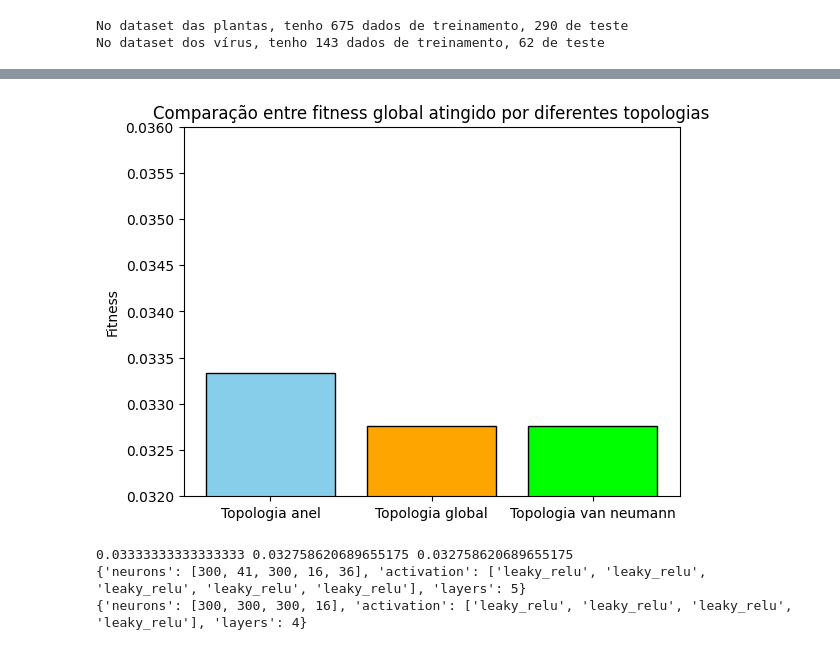
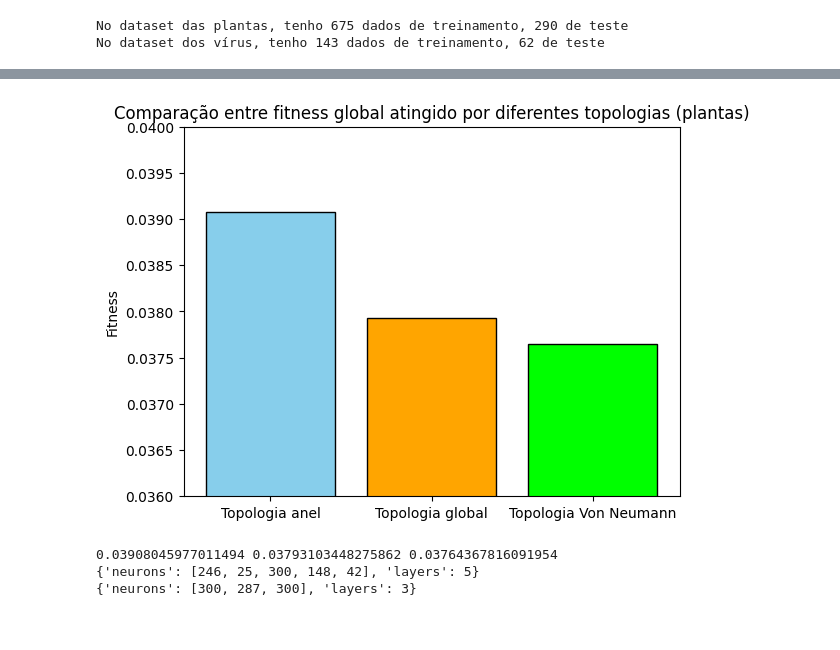
Before and after one commit to arthur-qm/trabalho-bioinspirada-scc0911-202402, a Jupyter notebook: trabalho copy.ipynb, the cells around one changed output, grey strips where cells are left out. Drawn from its saved outputs; the diff is of its cells as text; code cells hidden in the pictures.

```diff
--- a/trabalho copy.ipynb
+++ b/trabalho copy.ipynb
@@ -121,8 +129,8 @@ class NeuralNetwork():
         predicted_test = (predictions_test > 0.5).astype(int)
         self.hamming_loss = hamming_loss(predicted_test, y_test)
 # %%
-# Criar e treinar o modelo para plantas
-features = [[128, 64], ['relu', 'relu']]
+# Criar e treinar o modelo ingenuo para plantas
+features = [[128, 64], ['leaky_relu', 'leaky_relu']]
 nn = NeuralNetwork(X_train_plants.shape[1], y_train_plants.shape[1], 2, features)
 nn.create_model()
 history_plants = nn.train_model(X_train_plants, y_train_plants, epochs=50, batch=32, val_split=0.3)
@@ -199,11 +207,14 @@ p_act_func = LIST_ACT_FUNCS
 # %%
 # gerando uma RN com parâmetros 'aleatórios' (dentro de opções pré definidas)
 
-def gen_random_nn():
+def gen_random_nn(virus=False):
     layers = random.choice(p_h_layers)
     act_funcs = [random.choice(p_act_func) for _ in range(layers)]
     neur_num = [random.choice(p_neur) for _ in range(layers)]
-    nn = NeuralNetwork(X_train_plants.shape[1], y_train_plants.shape[1], layers, [neur_num, act_funcs])
+    if not virus:
+        nn = NeuralNetwork(X_train_plants.shape[1], y_train_plants.shape[1], layers, [neur_num, act_funcs])
+    else:
+        nn = NeuralNetwork(X_train_virus.shape[1], y_train_virus.shape[1], layers, [neur_num, act_funcs])
     return nn
 # %%
 # Inicialização da população
@@ -212,12 +223,12 @@ class Particle:
         self.nn = nn
         self.position = {
             "neurons": nn.layer_features[0],
-            "activation": nn.layer_features[1],
+            # "activation": nn.layer_features[1],
             'layers': nn.h_layer_num
         }
         self.velocity = {
             "neurons": [random.uniform(-5, 5) for _ in range(nn.h_layer_num)],
-            "activation": [random.uniform(-1, 1) for _ in range(nn.h_layer_num)],
+            # "activation": [random.uniform(-1, 1) for _ in range(nn.h_layer_num)],
             'layers': random.uniform(-1, 1)
         }
         self.best_position = deepcopy(self.position)
@@ -251,9 +262,9 @@ def update_particle(particle, global_best_position, w=0.5, c1=1.5, c2=1.5):
         )
 
     # Ajustar funções de ativação com base na vizinhança
-    for i in range(len(particle.position["activation"])):
+    # for i in range(len(particle.position["activation"])):
         # particle.velocity["activation"][i] += (w * random.uniform(-1, 1) + c1 * r1 - c2 * r2)
-        particle.position["activation"][i] = random.choice(p_act_func)
+    #    particle.position["activation"][i] = random.choice(p_act_func)
 
     dif = particle.position['layers'] - particle.nn.h_layer_num
 
@@ -261,14 +272,10 @@ def update_particle(particle, global_best_position, w=0.5, c1=1.5, c2=1.5):
         for i in range(dif):
             particle.position['neurons'].append(LIM_INF_NUM_NEURONS)
             particle.velocity['neurons'].append(random.uniform(-5, 5))
-            particle.position['activation'].append(random.choice(p_act_func))
-            particle.velocity['activation'].append(random.uniform(-1, 1))
     elif dif < 0:
         for i in range(-dif):
             particle.position['neurons'].pop()
             particle.velocity['neurons'].pop()
-            particle.position['activation'].pop()
-            particle.velocity['activation'].pop()
 
 
 
@@ -278,7 +285,7 @@ def evaluate_fitness(particle, X_train, y_train, X_test, y_test):
     print(f'Its nn layer features before were {particle.nn.layer_features}')
     particle.nn.layer_features = [
         particle.position["neurons"],
-        particle.position["activation"]
+        LIST_ACT_FUNCS * particle.position['layers']
     ]
     particle.nn.create_model()
     particle.nn.train_model(X_train, y_train, epochs=50, batch=32, val_split=0.3)
@@ -292,9 +299,9 @@ def evaluate_fitness(particle, X_train, y_train, X_test, y_test):
 # %%
 
 # Função principal para o PSO
-def pso_algorithm(X_train, y_train, X_test, y_test, topology_graph, population_size=12, generations=10):
+def pso_algorithm(X_train, y_train, X_test, y_test, topology_graph, population_size=12, generations=10, virus=False):
     # Gerar população inicial
-    population = [Particle(gen_random_nn()) for _ in range(population_size)]
+    population = [Particle(gen_random_nn(virus=virus)) for _ in range(population_size)]
     global_best_loss = float("inf")
     global_best_position = None
 
@@ -611,20 +618,20 @@ plt.show()
 # %%
 # Criando um gráfico de barras para comparar os valores
-plt.bar(['Topologia anel', 'Topologia global', 'Topologia van neumann'], [global_best_ring, global_best_globaltopo, global_best_van_neumanntopo], color=['skyblue', 'orange', 'lime'], edgecolor='black')
+plt.bar(['Topologia anel', 'Topologia global', 'Topologia Von Neumann'], [global_best_ring, global_best_globaltopo, global_best_van_neumanntopo], color=['skyblue', 'orange', 'lime'], edgecolor='black')
 
 # Personalizando o gráfico
 plt.ylabel('Fitness')
-plt.title('Comparação entre fitness global atingido por diferentes topologias')
-plt.ylim(0.032, 0.036)  # Ajustando o eixo y para destacar a diferença
+plt.title('Comparação entre fitness global atingido por diferentes topologias (plantas)')
+plt.ylim(0.036, 0.040)  # Ajustando o eixo y para destacar a diferença
 
 # Exibindo o gráfico
 plt.show()
 
 print(global_best_ring, global_best_globaltopo, global_best_van_neumanntopo)
 print(global_best_pos_globaltopo)
 print(global_best_pos_van_neumanntopo)
 # %% [output]
-[figure, old version]
+[figure, new version]
-0.03333333333333333 0.032758620689655175 0.032758620689655175
-{'neurons': [300, 41, 300, 16, 36], 'activation': ['leaky_relu', 'leaky_relu', 'leaky_relu', 'leaky_relu', 'leaky_relu'], 'layers': 5}
-{'neurons': [300, 300, 300, 16], 'activation': ['leaky_relu', 'leaky_relu', 'leaky_relu', 'leaky_relu'], 'layers': 4}
+0.03908045977011494 0.03793103448275862 0.03764367816091954
+{'neurons': [246, 25, 300, 148, 42], 'layers': 5}
+{'neurons': [300, 287, 300], 'layers': 3}
```
Also changed, not shown: parts of 24 cells of this notebook, 1 other file.
